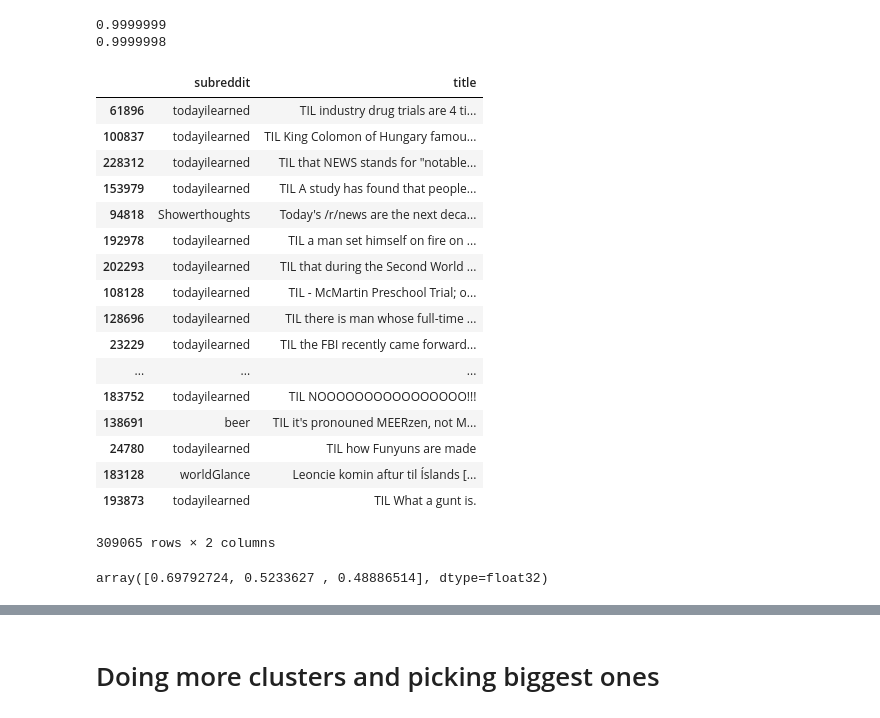
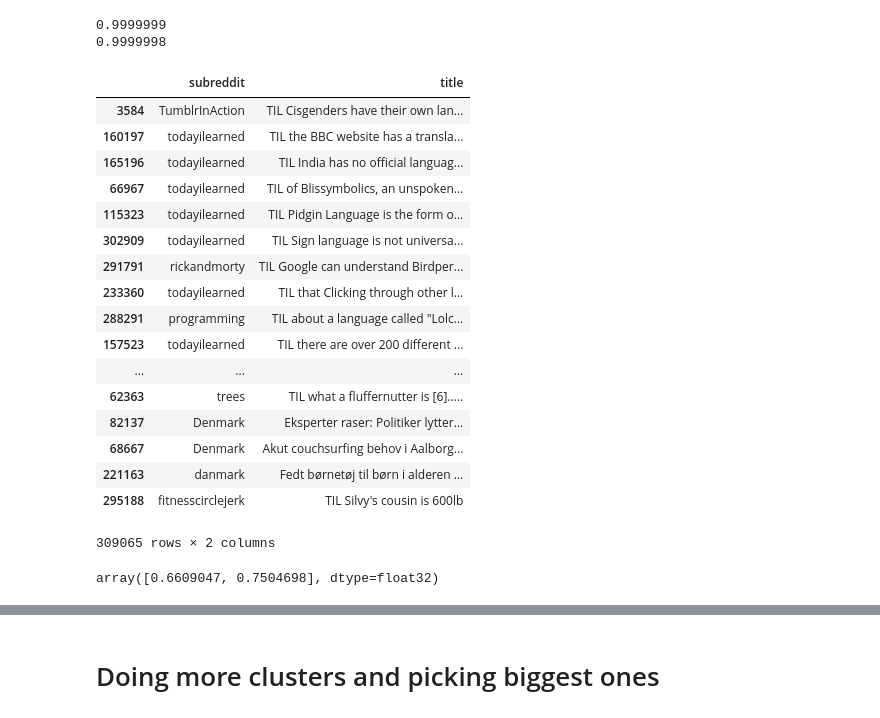
Before and after one commit to dannyqiu/fun-fax, a Jupyter notebook: incubator/weighted_word_embeddings.ipynb, the cells around one changed output, grey strips where cells are left out. Saved outputs shown, nothing was run; the diff lists cells and outputs as text; code cells hidden in the pictures.

```diff
--- a/incubator/weighted_word_embeddings.ipynb
+++ b/incubator/weighted_word_embeddings.ipynb
@@ -8,7 +8,7 @@ import matplotlib.pyplot as plt
 pd.set_option('display.max_colwidth', -1)
 EPS = 1e-6
 # %%
-fun_fact_df = pd.read_csv('data/til_title.csv')
+fun_fact_df = pd.read_csv('../data/til_title.csv')
 # %%
 required_columns = ['title', 'subreddit', 'permalink']
 fun_fact_df = fun_fact_df.dropna(axis='rows', subset=required_columns)
@@ -63,36 +64,36 @@ print(np.linalg.norm(n_weighted_embedding[10493]))
 0.9999999
 0.9999998
 # %%
-query = "famous trials news"
+query = "language information"
 query_tfidf = vectorizer.transform([query])
 query_weighted = query_tfidf.dot(f_vectors).flatten()
 n_query_weighted = query_weighted / np.linalg.norm(query_weighted)
 rankings = n_weighted_embedding.dot(n_query_weighted)
 rankings_index = np.argsort(-rankings)
 fun_fact_df[["subreddit", "title"]].loc[rankings_index]
 # %% [output]
 |  | subreddit | title |
-| 61896 | todayilearned | TIL industry drug trials are 4 ti... |
-| 100837 | todayilearned | TIL King Colomon of Hungary famou... |
-| 228312 | todayilearned | TIL that NEWS stands for "notable... |
-| 153979 | todayilearned | TIL A study has found that people... |
-| 94818 | Showerthoughts | Today's /r/news are the next deca... |
-| 192978 | todayilearned | TIL a man set himself on fire on ... |
-| 202293 | todayilearned | TIL that during the Second World ... |
-| 108128 | todayilearned | TIL - McMartin Preschool Trial; o... |
-| 128696 | todayilearned | TIL there is man whose full-time ... |
-| 23229 | todayilearned | TIL the FBI recently came forward... |
+| 3584 | TumblrInAction | TIL Cisgenders have their own lan... |
+| 160197 | todayilearned | TIL the BBC website has a transla... |
+| 165196 | todayilearned | TIL India has no official languag... |
+| 66967 | todayilearned | TIL of Blissymbolics, an unspoken... |
+| 115323 | todayilearned | TIL Pidgin Language is the form o... |
+| 302909 | todayilearned | TIL Sign language is not universa... |
+| 291791 | rickandmorty | TIL Google can understand Birdper... |
+| 233360 | todayilearned | TIL that Clicking through other l... |
+| 288291 | programming | TIL about a language called "Lolc... |
+| 157523 | todayilearned | TIL there are over 200 different ... |
 | ... | ... | ... |
-| 183752 | todayilearned | TIL NOOOOOOOOOOOOOOOO!!! |
-| 138691 | beer | TIL it's pronouned MEERzen, not M... |
-| 24780 | todayilearned | TIL how Funyuns are made |
-| 183128 | worldGlance | Leoncie komin aftur til Íslands [... |
-| 193873 | todayilearned | TIL What a gunt is. |
+| 62363 | trees | TIL what a fluffernutter is [6]..... |
+| 82137 | Denmark | Eksperter raser: Politiker lytter... |
+| 68667 | Denmark | Akut couchsurfing behov i Aalborg... |
+| 221163 | danmark | Fedt børnetøj til børn i alderen ... |
+| 295188 | fitnesscirclejerk | TIL Silvy's cousin is 600lb |
 309065 rows × 2 columns
 # %%
 query_tfidf.data
 # %% [output]
-array([0.69792724, 0.5233627 , 0.48886514], dtype=float32)
+array([0.6609047, 0.7504698], dtype=float32)
 # %%
 for i in range(20):
     print(rankings[rankings_index[i]], titles[rankings_index[i]])
```
Also changed, not shown: parts of 27 cells of this notebook, 1 other file.
